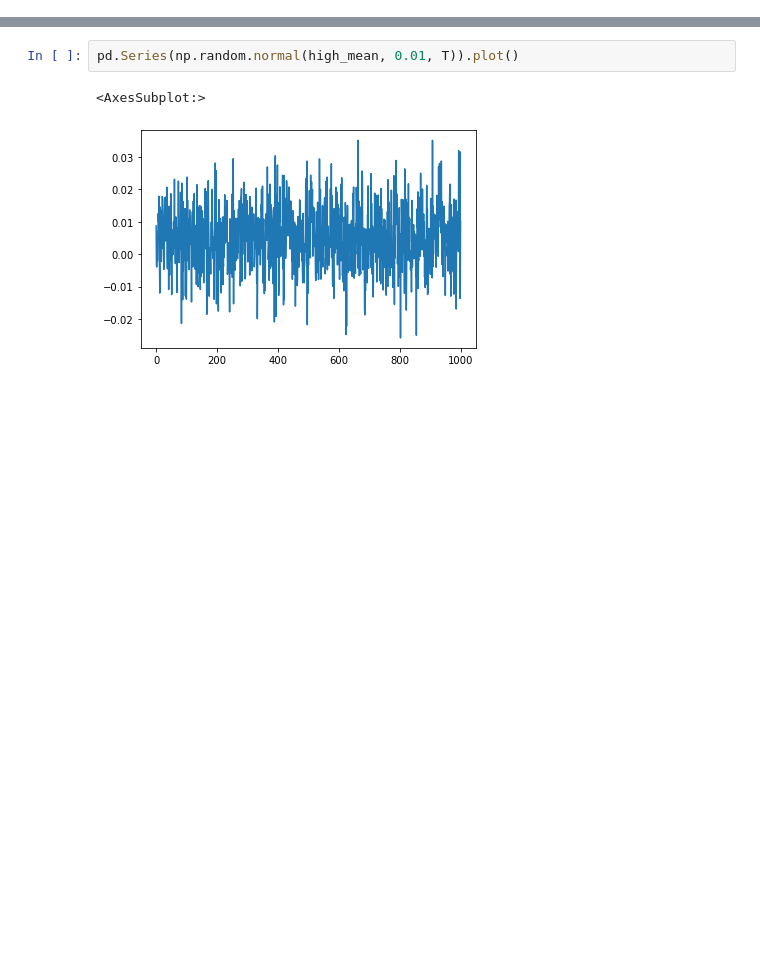
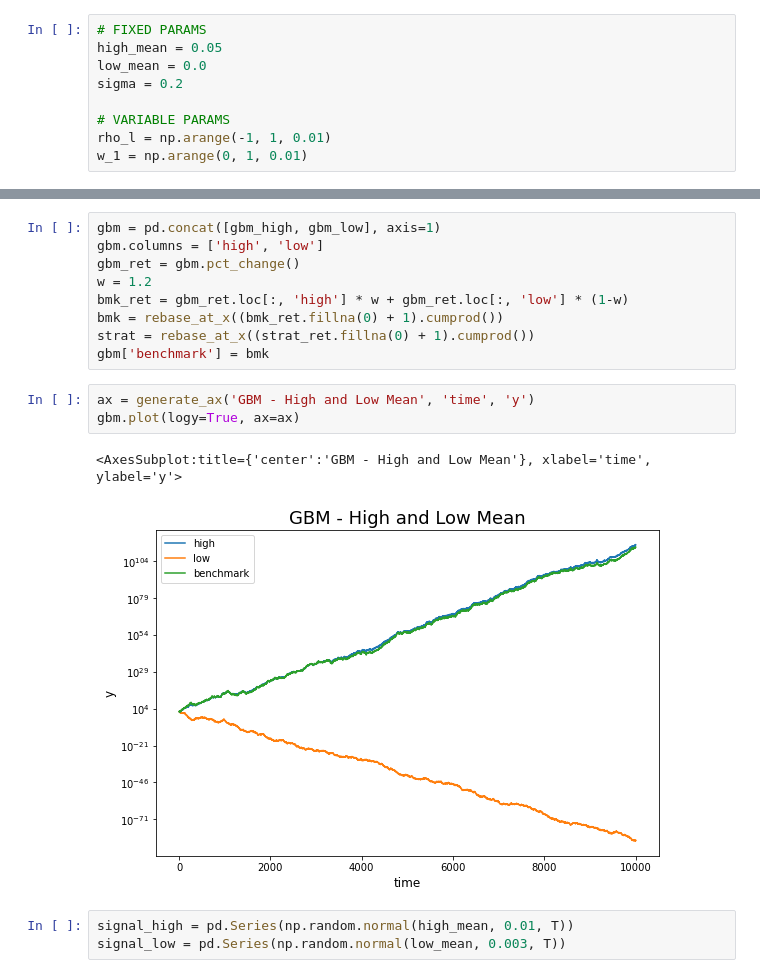
Before and after one commit to lucaberlanda/Magazzino, a Jupyter notebook: Finance/Signals.ipynb, the cells around one changed output, grey strips where cells are left out. Drawn from its saved outputs; the diff is of its cells as text; blank space fills up the shorter version.

```diff
--- a/Finance/Signals.ipynb
+++ b/Finance/Signals.ipynb
@@ -14,0 +59,9 @@ T = 1000
+# %%
+# FIXED PARAMS
+high_mean = 0.05
+low_mean = 0.0
+sigma = 0.2
+
+# VARIABLE PARAMS
+rho_l = np.arange(-1, 1, 0.01)
+w_1 = np.arange(0, 1, 0.01)
@@ -21,5 +111,18 @@ gbm.columns = ['high', 'low']
+# %%
+gbm = pd.concat([gbm_high, gbm_low], axis=1)
+gbm.columns = ['high', 'low']
+gbm_ret = gbm.pct_change()
+w = 1.2
+bmk_ret = gbm_ret.loc[:, 'high'] * w + gbm_ret.loc[:, 'low'] * (1-w)
+bmk = rebase_at_x((bmk_ret.fillna(0) + 1).cumprod())
+strat = rebase_at_x((strat_ret.fillna(0) + 1).cumprod())
+gbm['benchmark'] = bmk
+# %%
+ax = generate_ax('GBM - High and Low Mean', 'time', 'y')
+gbm.plot(logy=True, ax=ax)
+# %% [output]
+<AxesSubplot:title={'center':'GBM - High and Low Mean'}, xlabel='time', ylabel='y'>
+[figure, added]
 # %%
-pd.Series(np.random.normal(high_mean, 0.01, T)).plot()
+signal_high = pd.Series(np.random.normal(high_mean, 0.01, T))
+signal_low = pd.Series(np.random.normal(low_mean, 0.003, T))
-# %% [output]
-<AxesSubplot:>
-[figure, removed]
```
Also changed, not shown: parts of 14 cells of this notebook, 2 other files.
